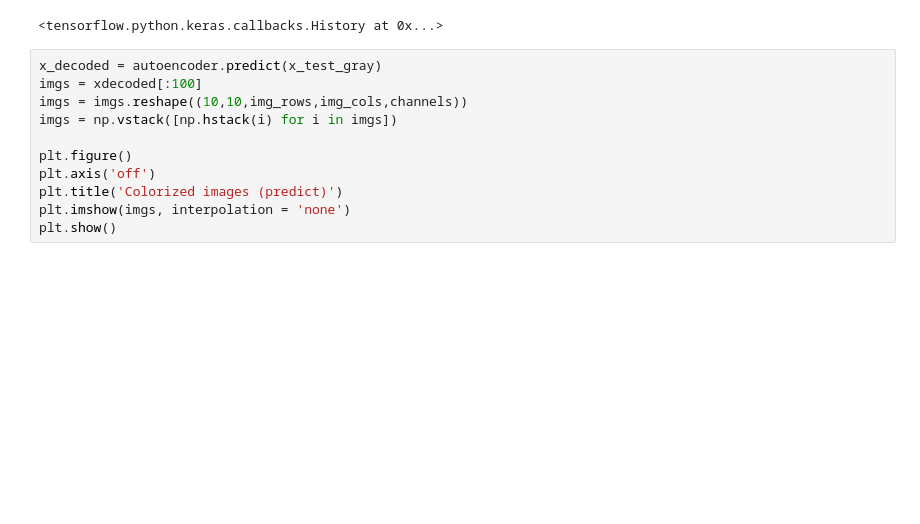
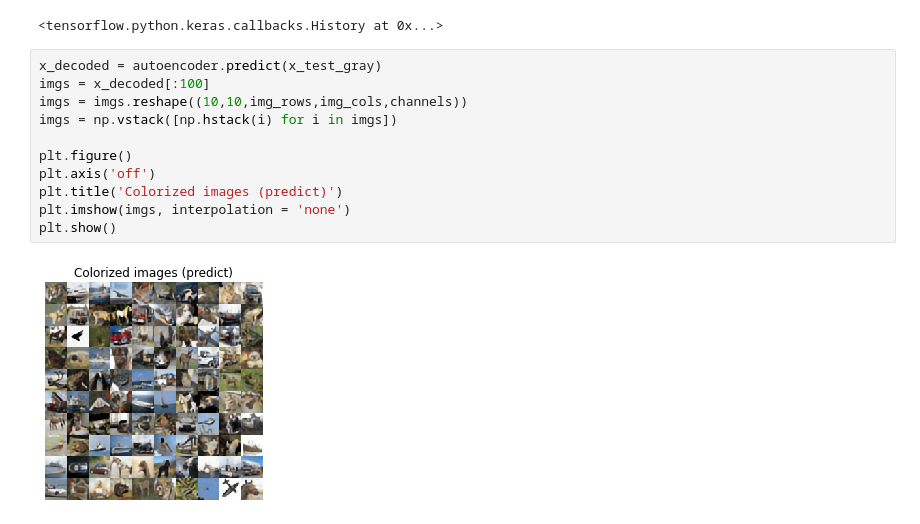
Before and after one commit to hansong0219/Advanced-Deep-learning-Notebooks, a Jupyter notebook: auto_encoder/Coloration_autoencoder.ipynb, the cells around one changed output. Drawn from its saved outputs; the diff is of its cells as text; blank space fills up the shorter version.

```diff
--- a/auto_encoder/Coloration_autoencoder.ipynb
+++ b/auto_encoder/Coloration_autoencoder.ipynb
@@ -225,12 +225,14 @@ Epoch 00030: ReduceLROnPlateau reducing learning rate to 1.0000000409520217e-05.
 <tensorflow.python.keras.callbacks.History at 0x...>
 # %%
 x_decoded = autoencoder.predict(x_test_gray)
-imgs = xdecoded[:100]
+imgs = x_decoded[:100]
 imgs = imgs.reshape((10,10,img_rows,img_cols,channels))
 imgs = np.vstack([np.hstack(i) for i in imgs])
 
 plt.figure()
 plt.axis('off')
 plt.title('Colorized images (predict)')
 plt.imshow(imgs, interpolation = 'none')
 plt.show()
+# %% [output]
+[figure, added]
```
